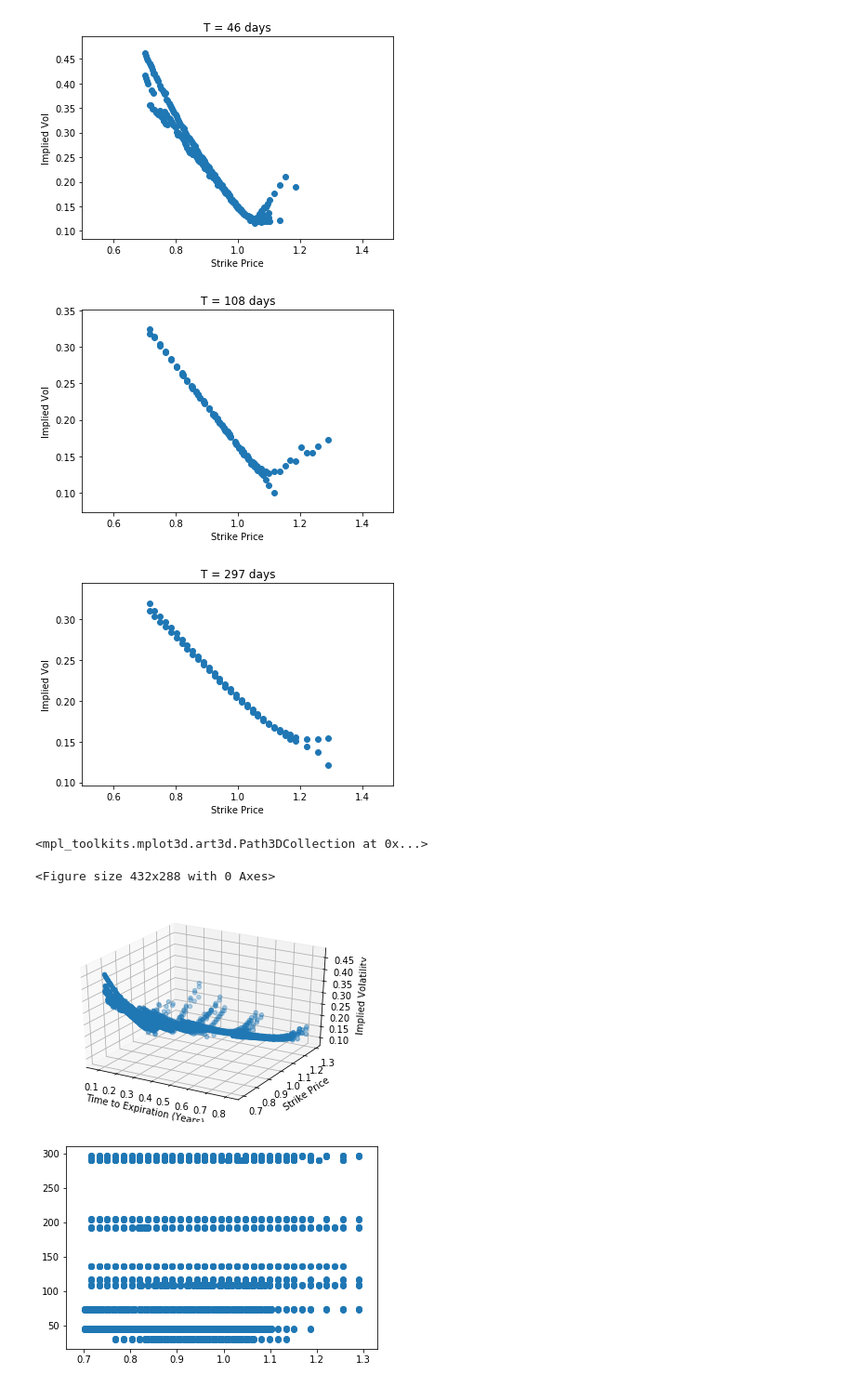
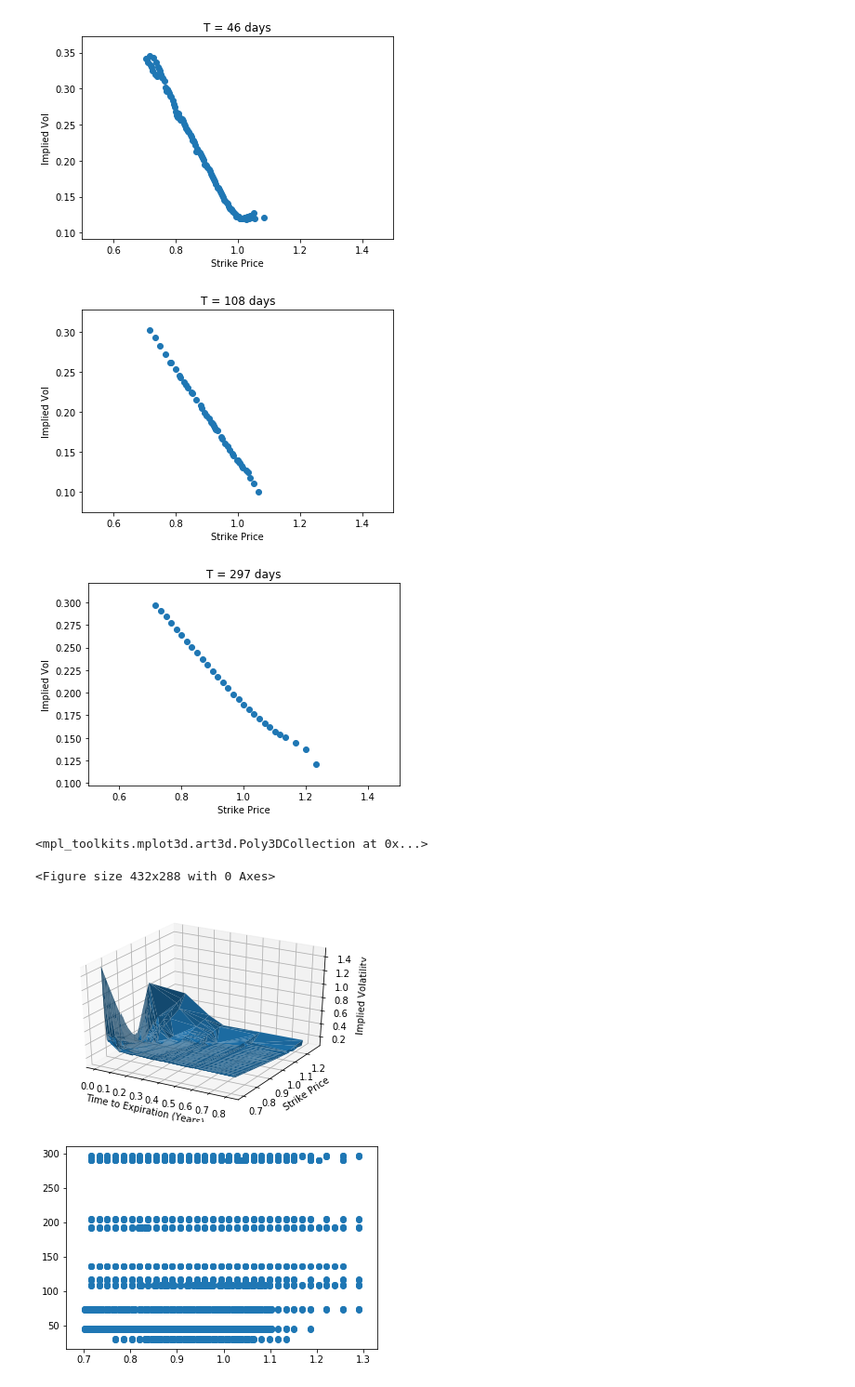
Before and after one commit to bhcho94/homework, a Jupyter notebook: FE539/impliedvol.ipynb, the cells around one changed output. Shown: that part at 93% size. Drawn from its saved outputs; the diff is of its cells as text; code cells hidden in the pictures.

```diff
--- a/FE539/impliedvol.ipynb
+++ b/FE539/impliedvol.ipynb
@@ -9,13 +9,15 @@ from sklearn.manifold import TSNE
 
 path = os.getcwd()
 
-S = 1433
+S = 1500
 rf = 0.0265
 
 path = os.getcwd()
 yields = pd.read_csv(path + '/yields.csv')
 data = pd.read_csv(path + '/data.csv')
-data = data[data['days'] > 29]
+d1 = data[(data['type'] == 'C') & (data['strike'] < 1.0)]
+d2 = data[(data['type'] == 'P') & (data['strike'] > 1.0)]
+data = d1.append(d2)
 data = data[data['days'] < 367]
 data['days'] = data['days']/365
 data['strike'] = data['strike']/S
@@ -134,5 +143,5 @@ ax = fig.gca(projection='3d')
 ax.set_xlabel('Time to Expiration (Years)')
 ax.set_ylabel('Strike Price')
 ax.set_zlabel('Implied Volatility')
-ax.scatter(T, K, V)
+ax.plot_trisurf(T, K, V)
 # %% [output]
@@ -140,9 +149,9 @@ ax.scatter(T, K, V)
-[figure, old version]
+[figure, new version]
-[figure, old version]
+[figure, new version]
-[figure, old version]
+[figure, new version]
-<mpl_toolkits.mplot3d.art3d.Path3DCollection at 0x...>
+<mpl_toolkits.mplot3d.art3d.Poly3DCollection at 0x...>
 <Figure size 432x288 with 0 Axes>
-[figure, old version]
+[figure, new version]
 # %%
 plt.scatter(data['strike'], data['days'])
 plt.show()
```
Also changed, not shown: parts of 5 cells of this notebook.
